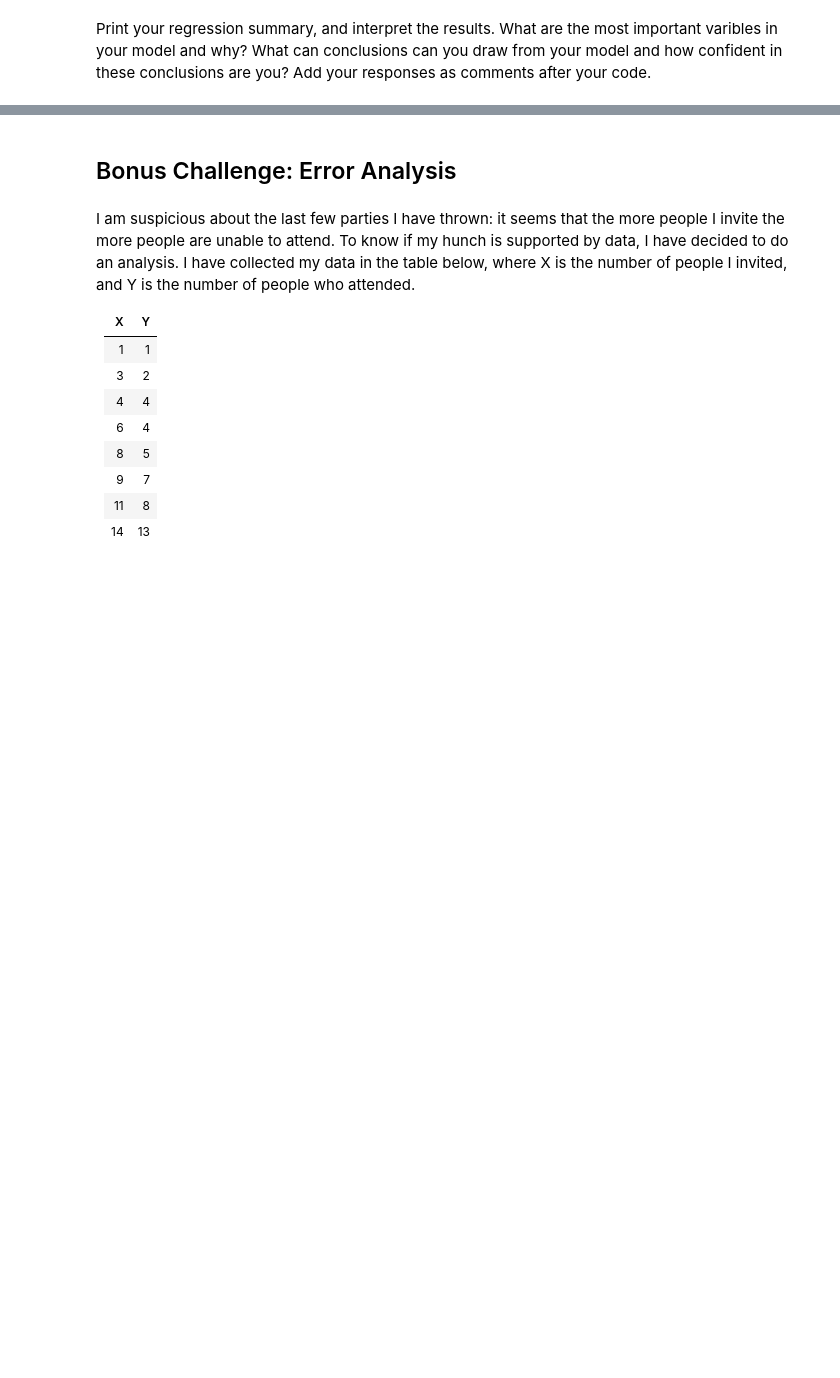
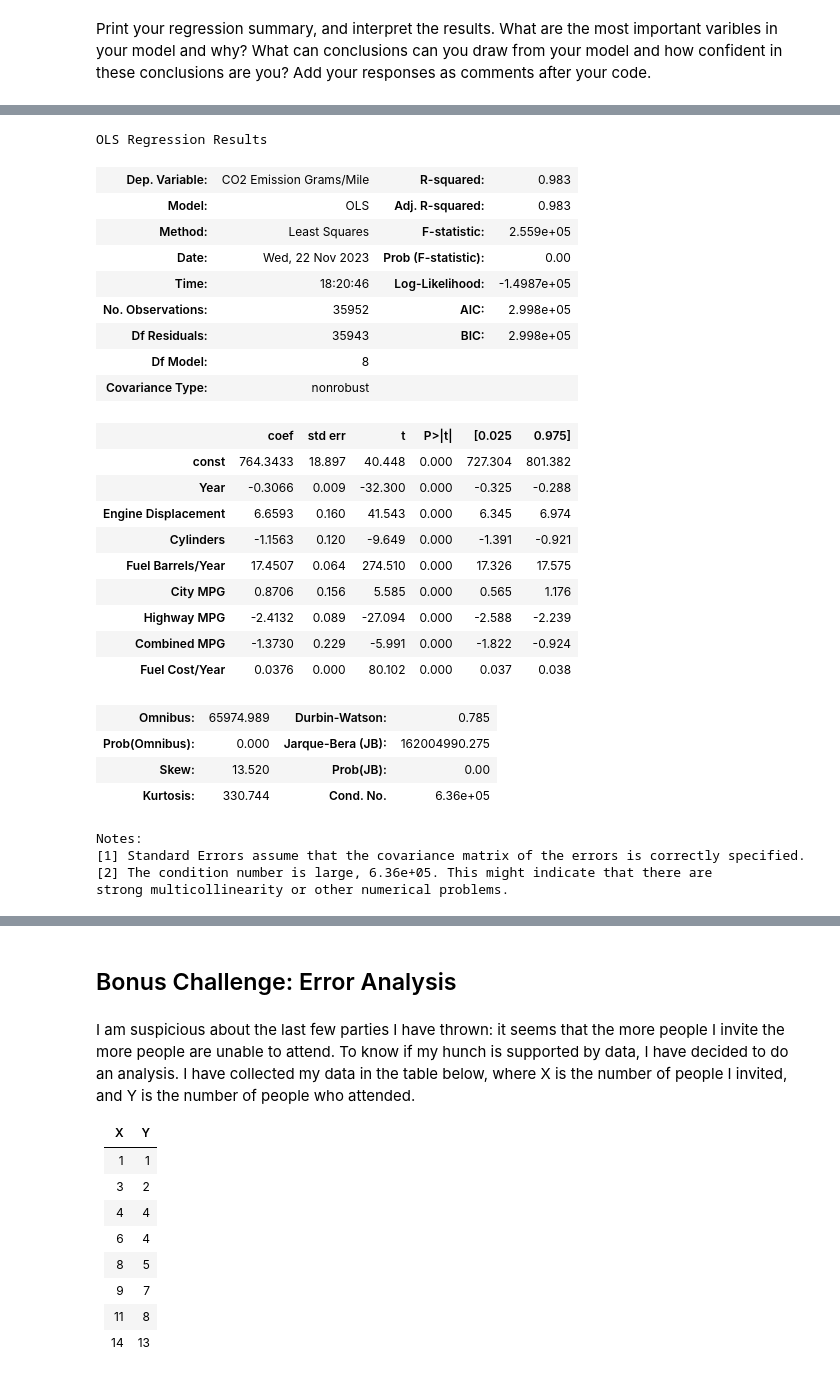
Before and after one commit to Ironhack-Data-Madrid-Octubre-2023/7.3-lab_regression_analysis, a Jupyter notebook: your-code.ipynb, the cells around one changed output, grey strips where cells are left out. Cells and saved outputs as stored; diff of their text form; code cells hidden in the pictures; blank space fills up the shorter version.

```diff
--- a/your-code.ipynb
+++ b/your-code.ipynb
@@ -230,0 +376,55 @@ Print your regression summary, and interpret the results. What are the most impo
+# %%
+# varias variables
+
+x=sm.add_constant(vehic[[
+
+    'Year',
+    'Engine Displacement',
+    'Cylinders',
+    'Fuel Barrels/Year',
+    'City MPG',
+    'Highway MPG',
+    'Combined MPG',
+    'Fuel Cost/Year'
+
+]].apply(lambda x: x.fillna(x.mean()))
+
+)
+
+y=vehic['CO2 Emission Grams/Mile']
+
+
+modelo=sm.OLS(y, X).fit()
+
+pred=modelo.predict(x)
+
+modelo.summary()
+# %% [output]
+OLS Regression Results
+| Dep. Variable: | CO2 Emission Grams/Mile | R-squared: | 0.983 |
+| Model: | OLS | Adj. R-squared: | 0.983 |
+| Method: | Least Squares | F-statistic: | 2.559e+05 |
+| Date: | Wed, 22 Nov 2023 | Prob (F-statistic): | 0.00 |
+| Time: | 18:20:46 | Log-Likelihood: | -1.4987e+05 |
+| No. Observations: | 35952 | AIC: | 2.998e+05 |
+| Df Residuals: | 35943 | BIC: | 2.998e+05 |
+| Df Model: | 8 |  |  |
+| Covariance Type: | nonrobust |  |  |
+|  | coef | std err | t | P>|t| | [0.025 | 0.975] |
+| const | 764.3433 | 18.897 | 40.448 | 0.000 | 727.304 | 801.382 |
+| Year | -0.3066 | 0.009 | -32.300 | 0.000 | -0.325 | -0.288 |
+| Engine Displacement | 6.6593 | 0.160 | 41.543 | 0.000 | 6.345 | 6.974 |
+| Cylinders | -1.1563 | 0.120 | -9.649 | 0.000 | -1.391 | -0.921 |
+| Fuel Barrels/Year | 17.4507 | 0.064 | 274.510 | 0.000 | 17.326 | 17.575 |
+| City MPG | 0.8706 | 0.156 | 5.585 | 0.000 | 0.565 | 1.176 |
+| Highway MPG | -2.4132 | 0.089 | -27.094 | 0.000 | -2.588 | -2.239 |
+| Combined MPG | -1.3730 | 0.229 | -5.991 | 0.000 | -1.822 | -0.924 |
+| Fuel Cost/Year | 0.0376 | 0.000 | 80.102 | 0.000 | 0.037 | 0.038 |
+| Omnibus: | 65974.989 | Durbin-Watson: | 0.785 |
+| Prob(Omnibus): | 0.000 | Jarque-Bera (JB): | 162004990.275 |
+| Skew: | 13.520 | Prob(JB): | 0.00 |
+| Kurtosis: | 330.744 | Cond. No. | 6.36e+05 |
+Notes:
+[1] Standard Errors assume that the covariance matrix of the errors is correctly specified.
+[2] The condition number is large, 6.36e+05. This might indicate that there are
+strong multicollinearity or other numerical problems.
```
Also changed, not shown: parts of 24 cells of this notebook.
